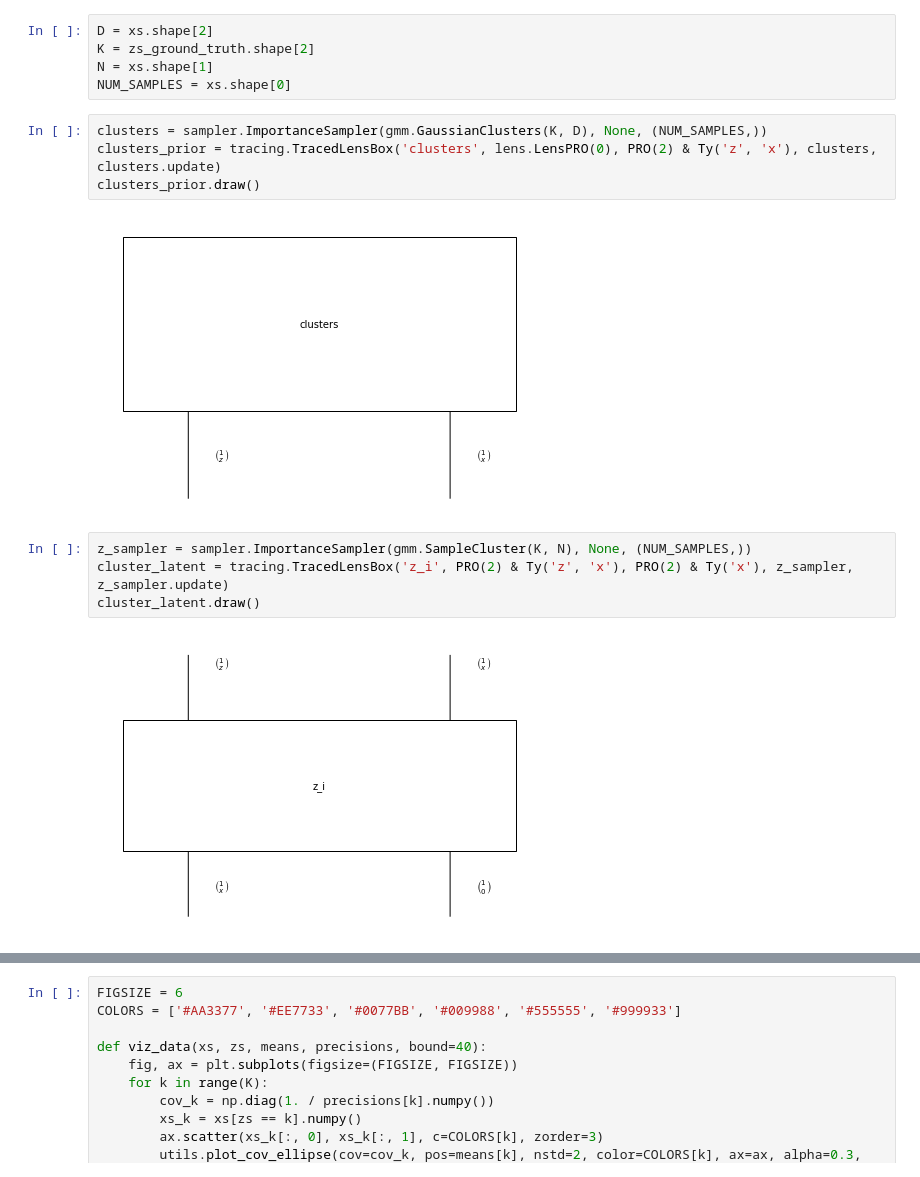
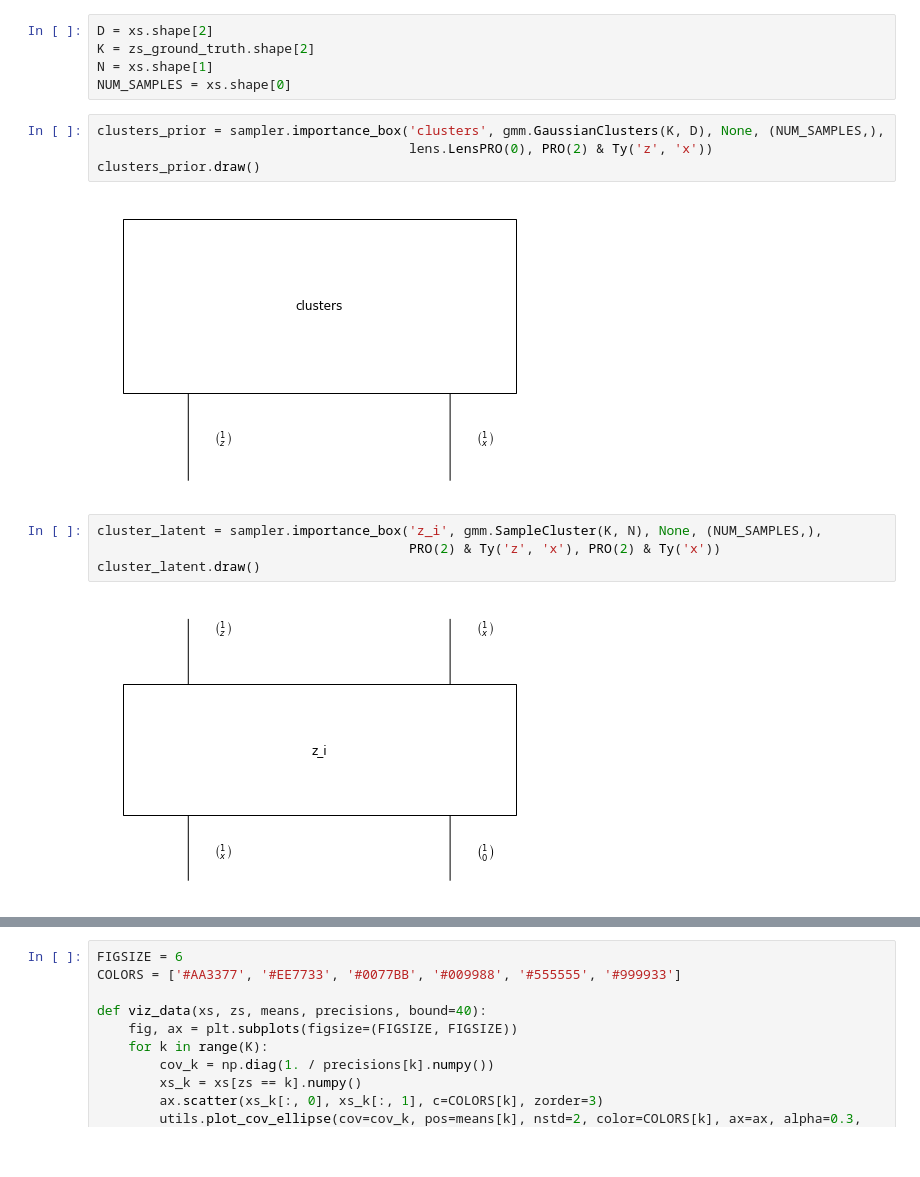
Before and after one commit to esennesh/combinators, a Jupyter notebook: examples/gmm/gmm.ipynb, the cells around one changed output, grey strips where cells are left out. Cells and saved outputs as stored; diff of their text form.

```diff
--- a/examples/gmm/gmm.ipynb
+++ b/examples/gmm/gmm.ipynb
@@ -24,15 +24,15 @@ K = zs_ground_truth.shape[2]
 N = xs.shape[1]
 NUM_SAMPLES = xs.shape[0]
 # %%
-clusters = sampler.ImportanceSampler(gmm.GaussianClusters(K, D), None, (NUM_SAMPLES,))
-clusters_prior = tracing.TracedLensBox('clusters', lens.LensPRO(0), PRO(2) & Ty('z', 'x'), clusters, clusters.update)
+clusters_prior = sampler.importance_box('clusters', gmm.GaussianClusters(K, D), None, (NUM_SAMPLES,),
+                                        lens.LensPRO(0), PRO(2) & Ty('z', 'x'))
 clusters_prior.draw()
 # %% [output]
-[figure, old version]
+[figure, new version]
 # %%
-z_sampler = sampler.ImportanceSampler(gmm.SampleCluster(K, N), None, (NUM_SAMPLES,))
-cluster_latent = tracing.TracedLensBox('z_i', PRO(2) & Ty('z', 'x'), PRO(2) & Ty('x'), z_sampler, z_sampler.update)
+cluster_latent = sampler.importance_box('z_i', gmm.SampleCluster(K, N), None, (NUM_SAMPLES,),
+                                        PRO(2) & Ty('z', 'x'), PRO(2) & Ty('x'))
 cluster_latent.draw()
 # %% [output]
-[figure, old version]
+[figure, new version]
 # %%
```
Also changed, not shown: parts of 5 cells of this notebook.
